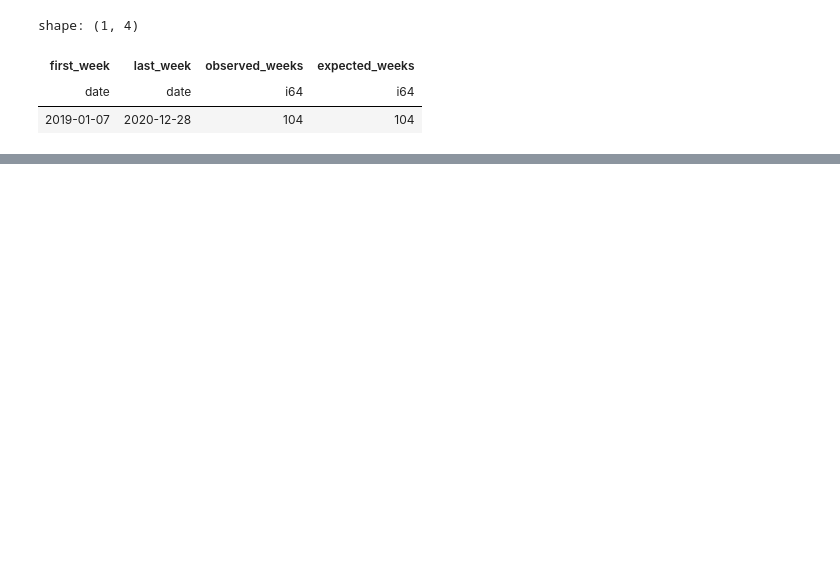
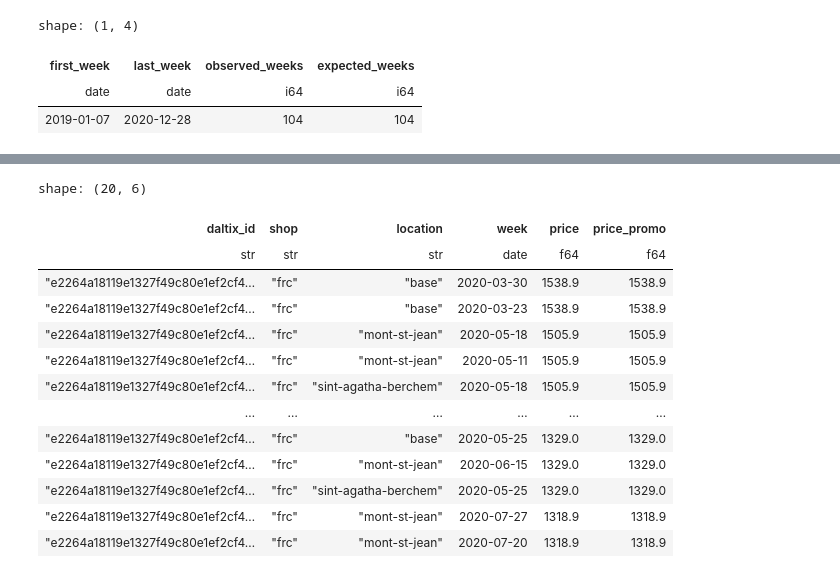
Before and after one commit to diogovasconcelosmerca/daltix-case, a Jupyter notebook: notebooks/01_source_discovery.ipynb, the cells around one changed output, grey strips where cells are left out. Cells and saved outputs as stored; diff of their text form; code cells hidden in the pictures; blank space fills up the shorter version.

```diff
--- a/notebooks/01_source_discovery.ipynb
+++ b/notebooks/01_source_discovery.ipynb
@@ -546,0 +591,33 @@ duck.close()
+# %%
+# Inspect the highest regular prices to understand whether extreme values
+# are concentrated in specific products, retailers, locations or weeks.
+
+highest_prices = duck.sql(f"""
+    SELECT
+        daltix_id,
+        shop,
+        location,
+        week,
+        price,
+        price_promo
+    FROM read_parquet('{weekly_prices_path}')
+    ORDER BY price DESC
+    LIMIT 20;
+""").pl()
+
+highest_prices
+# %% [output]
+shape: (20, 6)
+| daltix_id | shop | location | week | price | price_promo |
+| str | str | str | date | f64 | f64 |
+| "e2264a18119e1327f49c80e1ef2cf4… | "frc" | "base" | 2020-03-30 | 1538.9 | 1538.9 |
+| "e2264a18119e1327f49c80e1ef2cf4… | "frc" | "base" | 2020-03-23 | 1538.9 | 1538.9 |
+| "e2264a18119e1327f49c80e1ef2cf4… | "frc" | "mont-st-jean" | 2020-05-18 | 1505.9 | 1505.9 |
+| "e2264a18119e1327f49c80e1ef2cf4… | "frc" | "mont-st-jean" | 2020-05-11 | 1505.9 | 1505.9 |
+| "e2264a18119e1327f49c80e1ef2cf4… | "frc" | "sint-agatha-berchem" | 2020-05-18 | 1505.9 | 1505.9 |
+| … | … | … | … | … | … |
+| "e2264a18119e1327f49c80e1ef2cf4… | "frc" | "base" | 2020-05-25 | 1329.0 | 1329.0 |
+| "e2264a18119e1327f49c80e1ef2cf4… | "frc" | "mont-st-jean" | 2020-06-15 | 1329.0 | 1329.0 |
+| "e2264a18119e1327f49c80e1ef2cf4… | "frc" | "sint-agatha-berchem" | 2020-05-25 | 1329.0 | 1329.0 |
+| "e2264a18119e1327f49c80e1ef2cf4… | "frc" | "mont-st-jean" | 2020-07-27 | 1318.9 | 1318.9 |
+| "e2264a18119e1327f49c80e1ef2cf4… | "frc" | "mont-st-jean" | 2020-07-20 | 1318.9 | 1318.9 |
```
Also changed, not shown: parts of 204 cells of this notebook, 23 other files.
